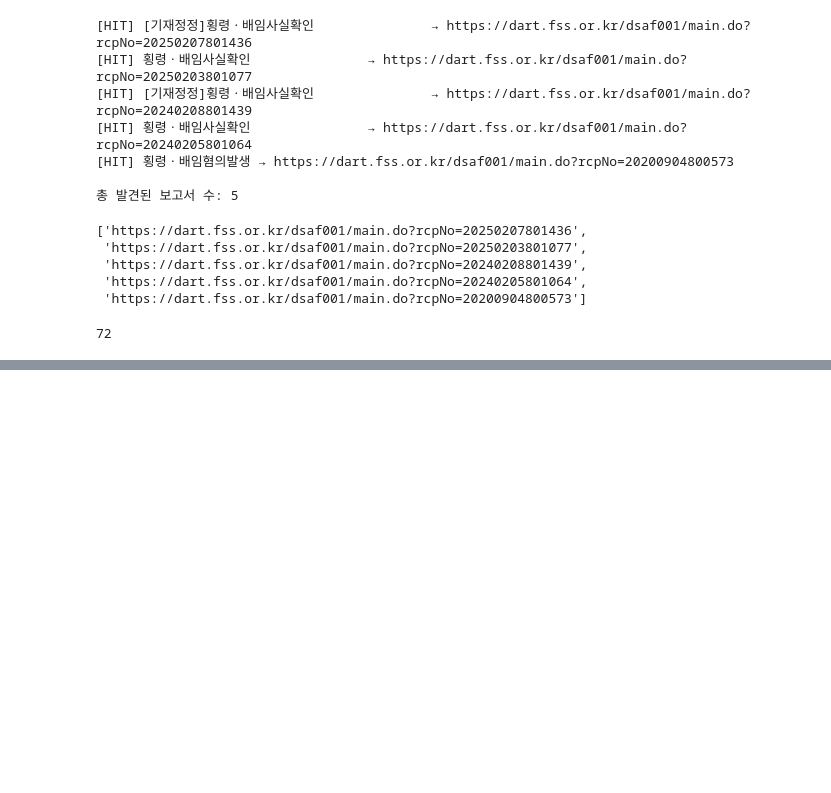
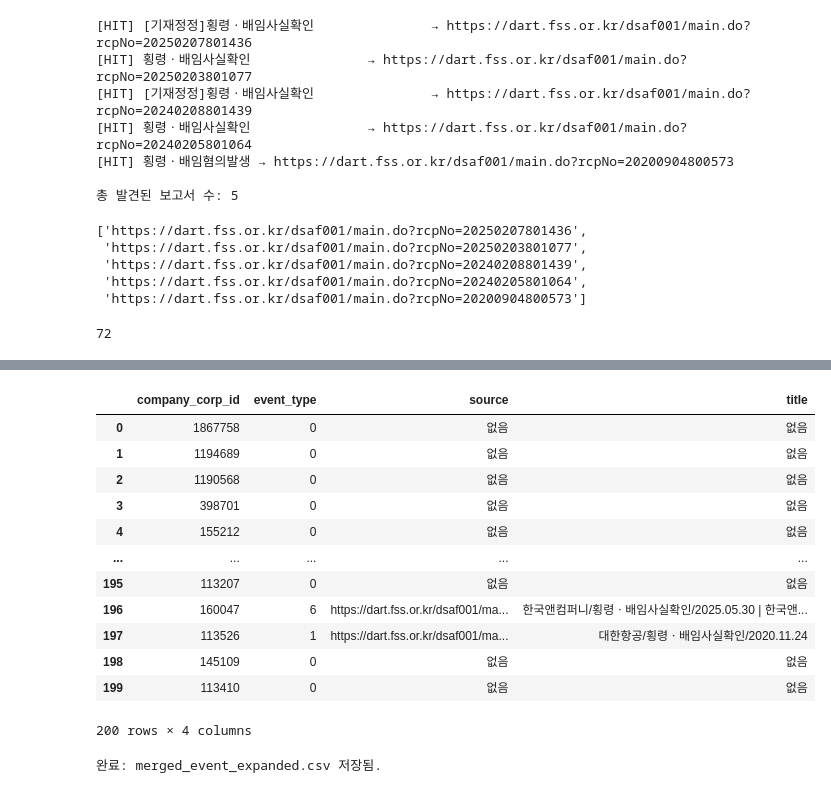
Before and after one commit to porketta-beam/goods, a Jupyter notebook: test1.ipynb, the cells around one changed output, grey strips where cells are left out. Drawn from its saved outputs; the diff is of its cells as text; code cells hidden in the pictures; blank space fills up the shorter version.

```diff
--- a/test1.ipynb
+++ b/test1.ipynb
@@ -381,0 +681,54 @@ print(total_event)
+# %%
+df = pd.read_csv("merged_event_with_title.csv")
+df
+# %% [output]
+|  | company_corp_id | event_type | source | title |
+| 0 | 1867758 | 0 | 없음 | 없음 |
+| 1 | 1194689 | 0 | 없음 | 없음 |
+| 2 | 1190568 | 0 | 없음 | 없음 |
+| 3 | 398701 | 0 | 없음 | 없음 |
+| 4 | 155212 | 0 | 없음 | 없음 |
+| ... | ... | ... | ... | ... |
+| 195 | 113207 | 0 | 없음 | 없음 |
+| 196 | 160047 | 6 | https://dart.fss.or.kr/dsaf001/ma... | 한국앤컴퍼니/횡령ㆍ배임사실확인/2025.05.30 | 한국앤... |
+| 197 | 113526 | 1 | https://dart.fss.or.kr/dsaf001/ma... | 대한항공/횡령ㆍ배임사실확인/2020.11.24 |
+| 198 | 145109 | 0 | 없음 | 없음 |
+| 199 | 113410 | 0 | 없음 | 없음 |
+200 rows × 4 columns
+# %%
+import pandas as pd
+
+# CSV 파일 불러오기
+df = pd.read_csv("merged_event_with_title.csv")
+
+# 여러 링크와 제목이 있는 행을 분리하여 새로운 행 생성
+expanded_rows = []
+
+for _, row in df.iterrows():
+    if row['source'] == '없음':
+        expanded_rows.append(row)
+    else:
+        sources = str(row['source']).split(';')
+        titles = str(row['title']).split('|')
+
+        # 빈칸 제거
+        sources = [s.strip() for s in sources if s.strip()]
+        titles = [t.strip() for t in titles if t.strip()]
+
+        # 길이 맞추기
+        length = min(len(sources), len(titles))
+
+        for i in range(length):
+            new_row = row.copy()
+            new_row['source'] = sources[i]
+            new_row['title'] = titles[i]
+            expanded_rows.append(new_row)
+
+# 새로운 데이터프레임으로 재구성
+df_expanded = pd.DataFrame(expanded_rows)
+
+# 결과 확인 또는 저장
+df_expanded.to_csv("merged_event_expanded.csv", index=False, encoding="utf-8-sig")
+print("완료: merged_event_expanded.csv 저장됨.")
+# %% [output]
+완료: merged_event_expanded.csv 저장됨.
```
Also changed, not shown: parts of 17 cells of this notebook, 5 other files.
